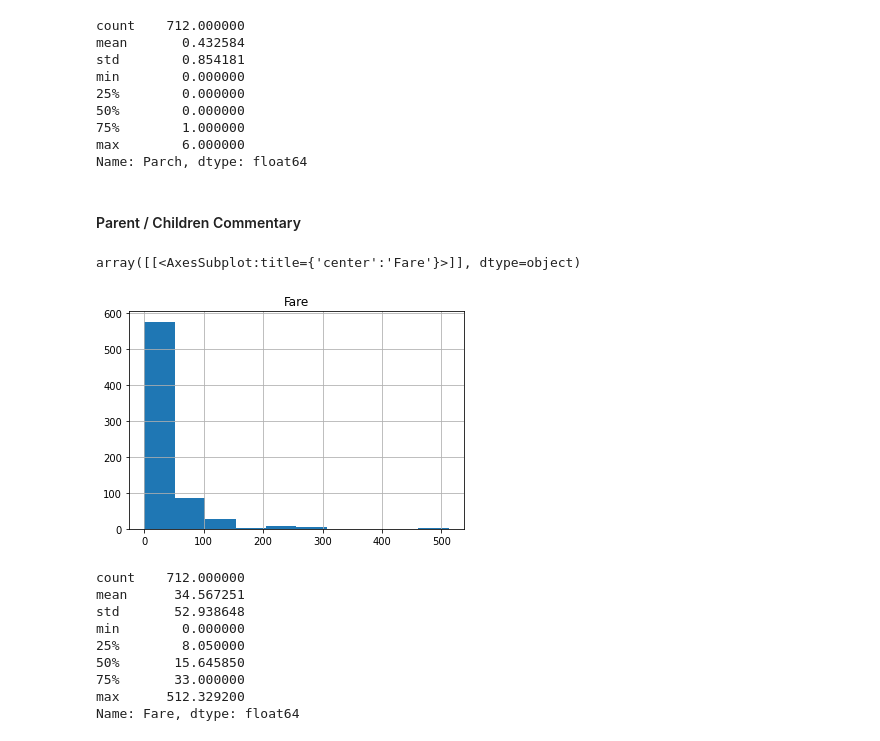
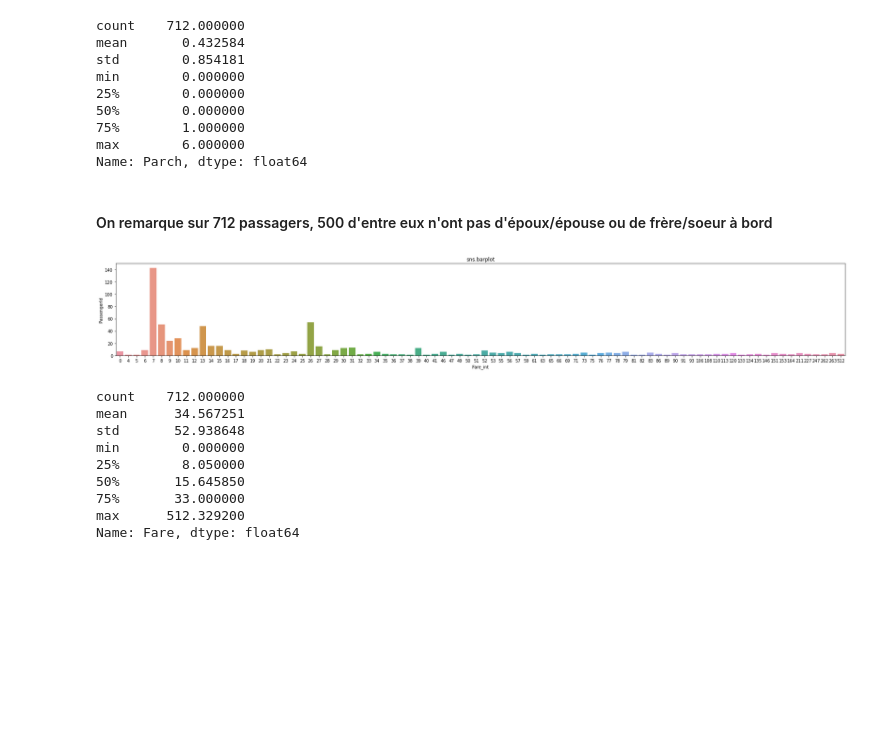
Before and after one commit to Phalcon22Epita/ptml, a Jupyter notebook: Supervised.ipynb, the cells around one changed output. Saved outputs shown, nothing was run; the diff lists cells and outputs as text; code cells hidden in the pictures; blank space fills up the shorter version.

Commit message:
Added some commentary

```diff
--- a/Supervised.ipynb
+++ b/Supervised.ipynb
@@ -136,12 +146,21 @@ min        0.000000
 max        6.000000
 Name: Parch, dtype: float64
 # %% [markdown]
-#### Parent / Children Commentary
+#### On remarque sur 712 passagers, 500 d'entre eux n'ont pas d'époux/épouse ou de frère/soeur à bord
-# %%
-df.hist('Fare')
-# %% [output]
-array([[<AxesSubplot:title={'center':'Fare'}>]], dtype=object)
-[figure, removed]
+# %%
+df['Fare_int'] = df['Fare'].astype(np.int64)
+df_t = df.groupby(['Fare_int']).count()
+df_t = df_t.reset_index()
+
+fig, ax1 = plt.subplots(ncols=1, figsize=(25, 4))
+sns.barplot(data=df_t, x='Fare_int', y='PassengerId', estimator=np.sum, ci=None, ax=ax1)
+ax1.set_title('sns.barplot')
+plt.tight_layout()
+plt.show()
+
+df.drop(['Fare_int'], axis=1, inplace=True)
+# %% [output]
+[figure, added]
 # %%
 df.Fare.describe()
 # %% [output]
```
Also changed, not shown: parts of 10 cells of this notebook.
